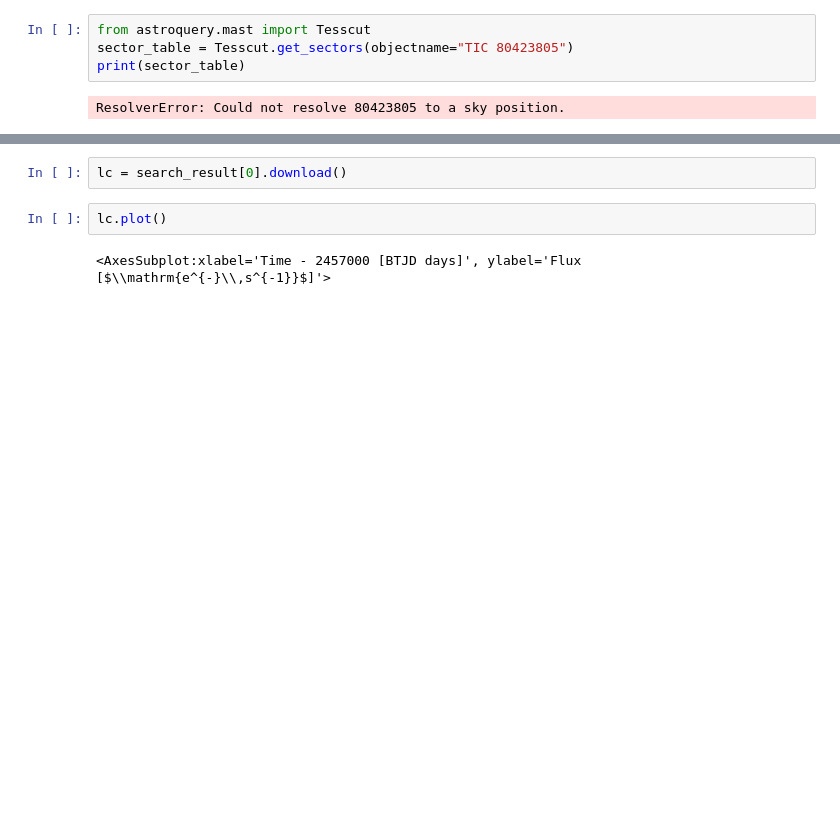
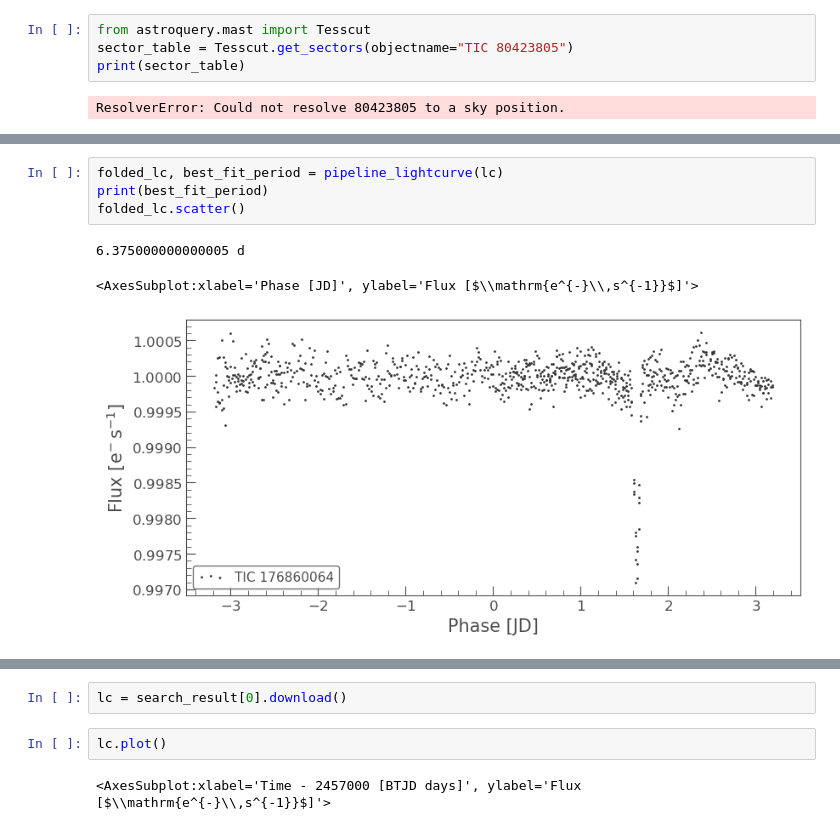
Before and after one commit to DerrickDDInAI/astro, a Jupyter notebook: core/build_db.ipynb, the cells around one changed output, grey strips where cells are left out. Drawn from its saved outputs; the diff is of its cells as text; blank space fills up the shorter version.

```diff
--- a/core/build_db.ipynb
+++ b/core/build_db.ipynb
@@ -263,0 +411,8 @@ SearchResult containing 0 data products.
+# %%
+folded_lc, best_fit_period = pipeline_lightcurve(lc)
+print(best_fit_period)
+folded_lc.scatter()
+# %% [output]
+6.375000000000005 d
+<AxesSubplot:xlabel='Phase [JD]', ylabel='Flux [$\\mathrm{e^{-}\\,s^{-1}}$]'>
+[figure, added]
```
Also changed, not shown: parts of 16 cells of this notebook, 1 other file.
